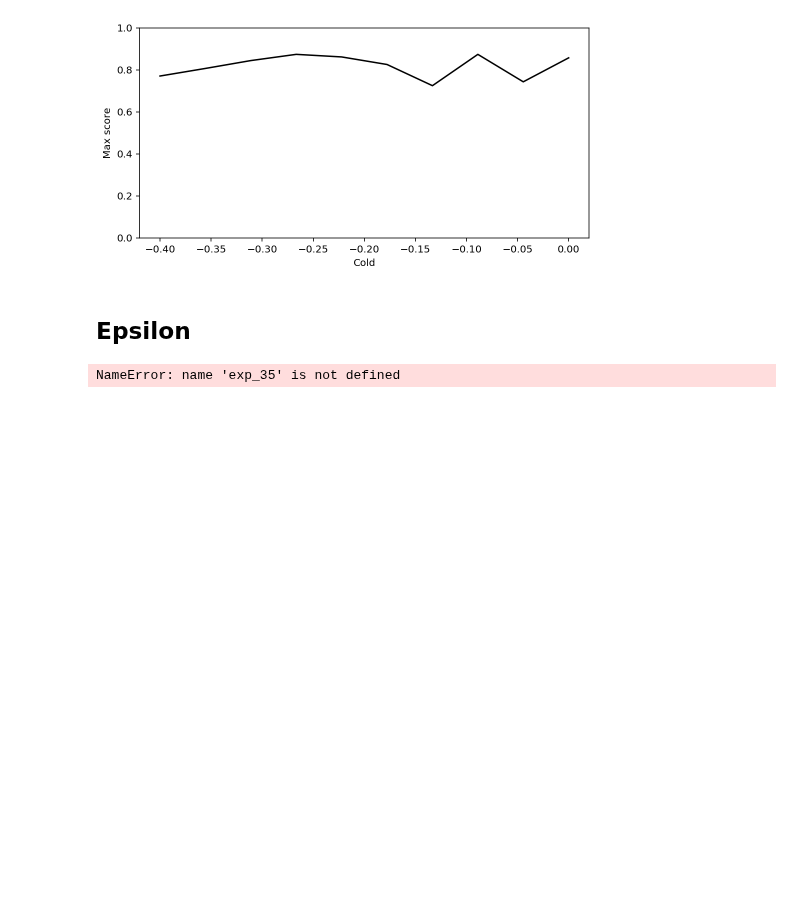
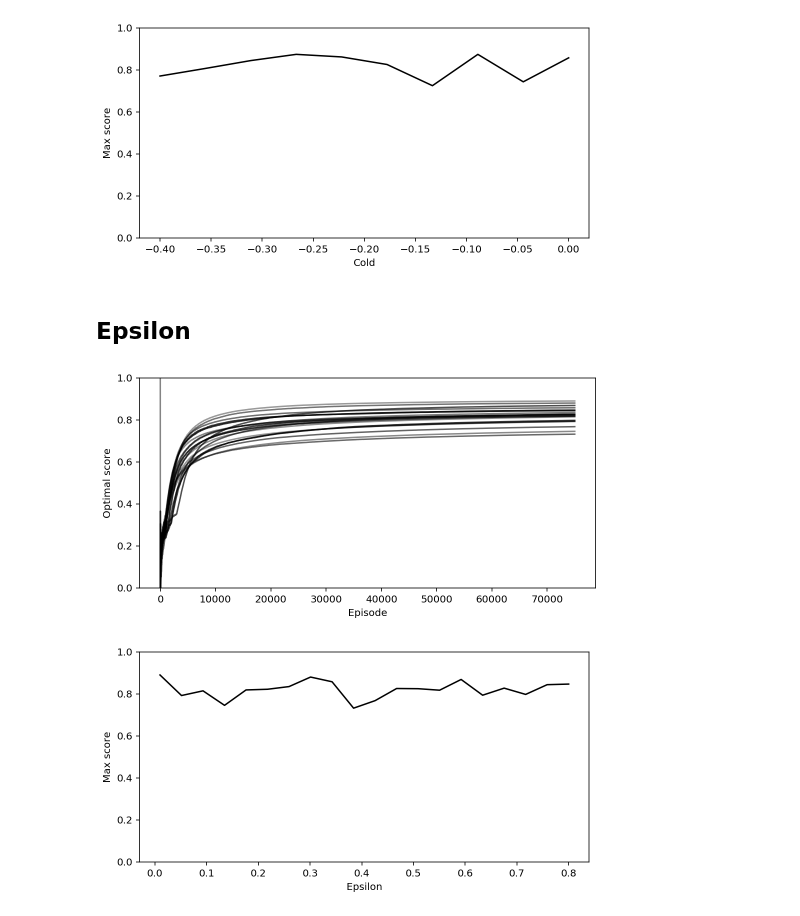
Before and after one commit to CoAxLab/azad, a Jupyter notebook: notebooks/wythoff_exp30_35.ipynb, the cells around one changed output. Cells and saved outputs as stored; diff of their text form; code cells hidden in the pictures; blank space fills up the shorter version.

```diff
--- a/notebooks/wythoff_exp30_35.ipynb
+++ b/notebooks/wythoff_exp30_35.ipynb
@@ -51,6 +51,10 @@ grid_33 = np.loadtxt(os.path.join(path, "grid.csv"), skiprows=1, delimiter=",")
 path = "/Users/type/Code/azad/data/wythoff/exp34/"
 exp_34 = load_stumbler_data(path, (0, 10))
 grid_34 = np.loadtxt(os.path.join(path, "grid.csv"), skiprows=1, delimiter=",")
+
+path = "/Users/type/Code/azad/data/wythoff/exp35/"
+exp_35 = load_stumbler_data(path)
+grid_35 = np.loadtxt(os.path.join(path, "grid.csv"), skiprows=1, delimiter=",")
 # %%
 pprint(exp_30[0].keys())
 pprint(exp_31[0].keys())
@@ -215,26 +221,27 @@ _ = plt.ylim(0, 1)
 # %%
 alphas = np.linspace(.4, 0.8, len(exp_35))
 plt.figure(figsize=(7, 3.5))
 
 for n, mon in enumerate(exp_35):
     alpha = alphas[n]
     _ = plt.plot(mon['episode'], mon['score'], color='black', alpha=alphas[n], label=label)
 
 _ = plt.tight_layout()
 _ = plt.xlabel("Episode")
 _ = plt.ylabel("Optimal score")
 _ = plt.ylim(0, 1)
 
-epsilons = grid_34[:, 1].flatten()
+epsilons = grid_35[:, 1].flatten()
 exp_35_max = []
 for n, mon in enumerate(exp_35):
     exp_35_max.append(np.max(mon["score"][-100:-1]))
 
 plt.figure(figsize=(7, 3.5))
 _ = plt.plot(epsilons, exp_35_max, color='black')
 _ = plt.tight_layout()
 _ = plt.xlabel("Epsilon")
 _ = plt.ylabel("Max score")
 _ = plt.ylim(0, 1)
 # %% [output]
-NameError: name 'exp_35' is not defined
+[figure, added]
+[figure, added]
```
Also changed, not shown: parts of 1 cell of this notebook.
